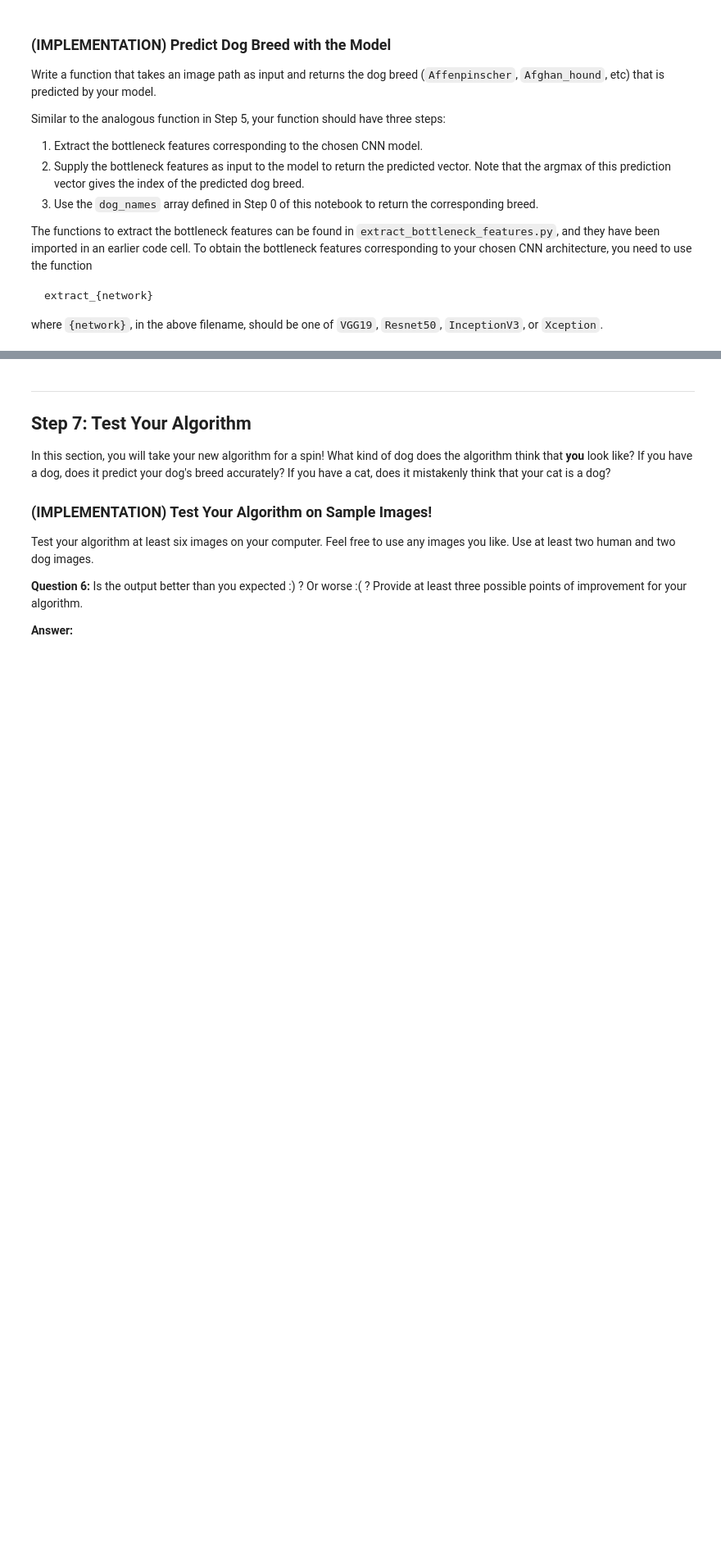
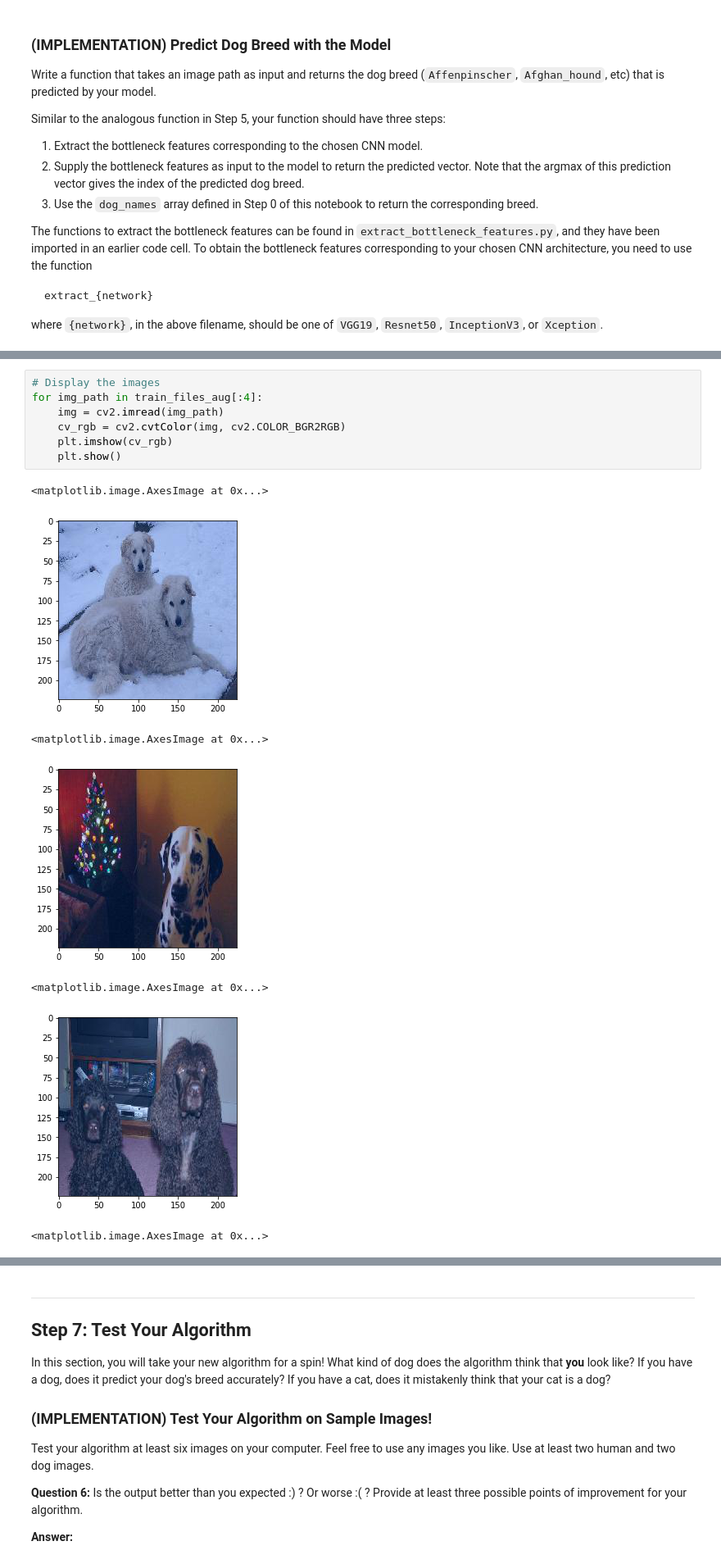
Before and after one commit to lazem/dog_project, a Jupyter notebook: dog_app.ipynb, the cells around one changed output, grey strips where cells are left out. Shown at 82% size. Cells and saved outputs as stored; diff of their text form; blank space fills up the shorter version.

```diff
--- a/dog_app.ipynb
+++ b/dog_app.ipynb
@@ -1019,0 +1084,15 @@ Resnet50_predict_breed('test_files/thum1.jpg')
+# %%
+# Display the images
+for img_path in train_files_aug[:4]:
+    img = cv2.imread(img_path)
+    cv_rgb = cv2.cvtColor(img, cv2.COLOR_BGR2RGB)
+    plt.imshow(cv_rgb)
+    plt.show()
+# %% [output]
+<matplotlib.image.AxesImage at 0x...>
+[figure, added]
+<matplotlib.image.AxesImage at 0x...>
+[figure, added]
+<matplotlib.image.AxesImage at 0x...>
+[figure, added]
+<matplotlib.image.AxesImage at 0x...>
```
Also changed, not shown: parts of 112 cells of this notebook, 26 other files.
